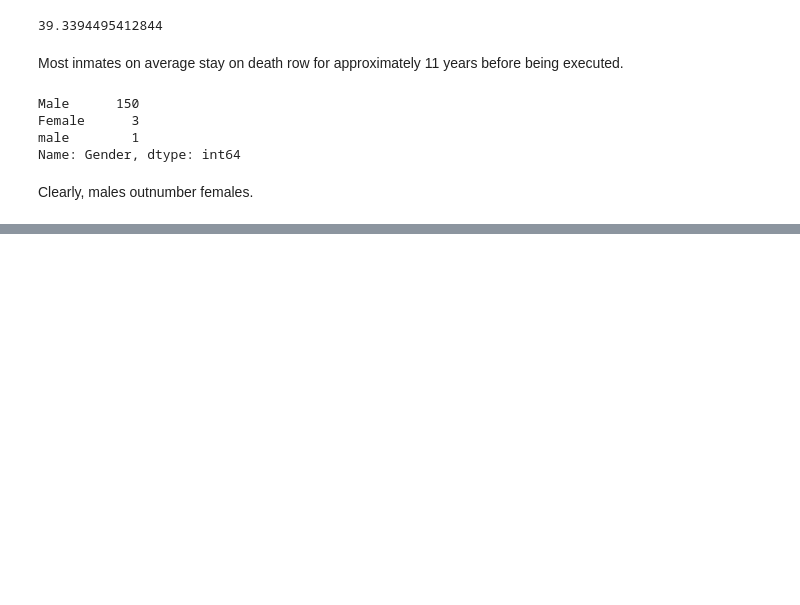
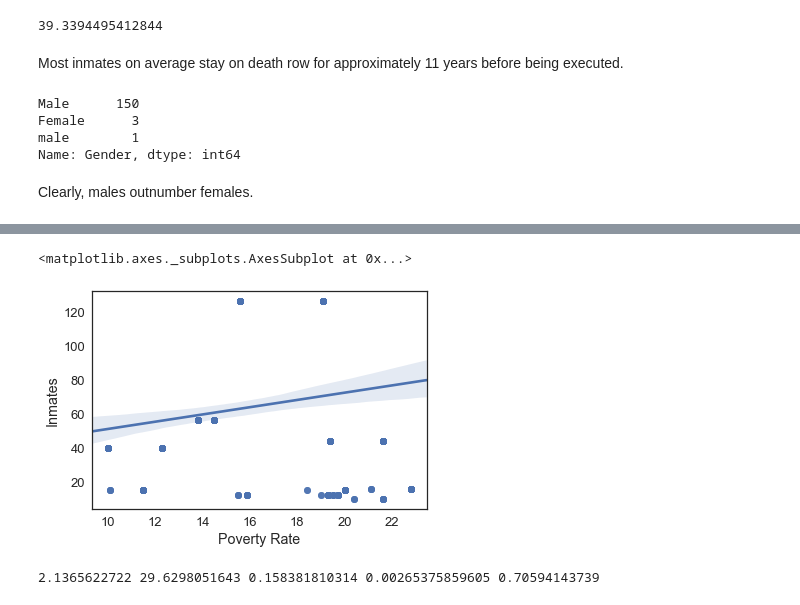
Before and after one commit to allanmc0913/Executions-and-Poverty-in-Texas, a Jupyter notebook: Executed Inmates Data Analysis.ipynb, the cells around one changed output, grey strips where cells are left out. Saved outputs shown, nothing was run; the diff lists cells and outputs as text; code cells hidden in the pictures; blank space fills up the shorter version.

```diff
--- a/Executed Inmates Data Analysis.ipynb
+++ b/Executed Inmates Data Analysis.ipynb
@@ -46,0 +163,5 @@ Clearly, males outnumber females.
+# %%
+sns.regplot(x="Poverty Rate", y="Inmates", data=counties_10)
+# %% [output]
+<matplotlib.axes._subplots.AxesSubplot at 0x...>
+[figure, added]
@@ -46,0 +172,4 @@ Clearly, males outnumber females.
+# %%
+print (slope, intercept, r_value, p_value, std_err)
+# %% [output]
+2.1365622722 29.6298051643 0.158381810314 0.00265375859605 0.70594143739
```
Also changed, not shown: parts of 20 cells of this notebook, 1 other file.
